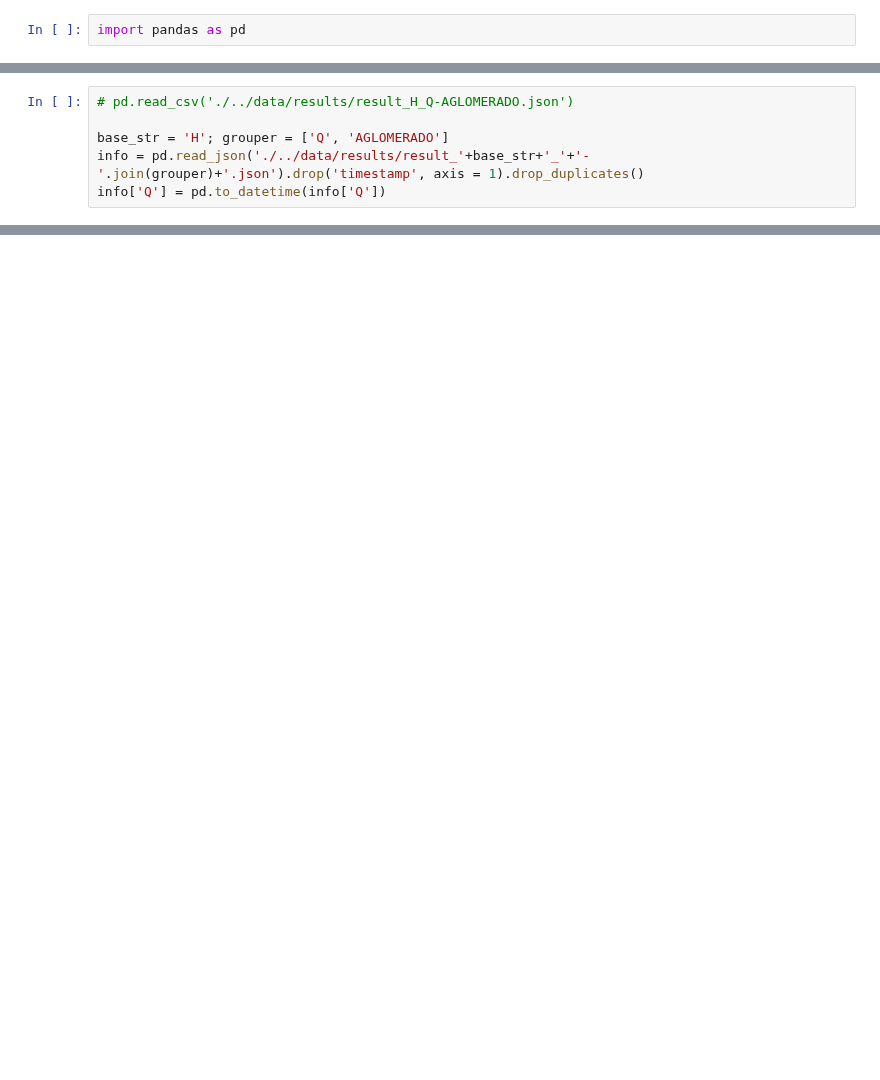
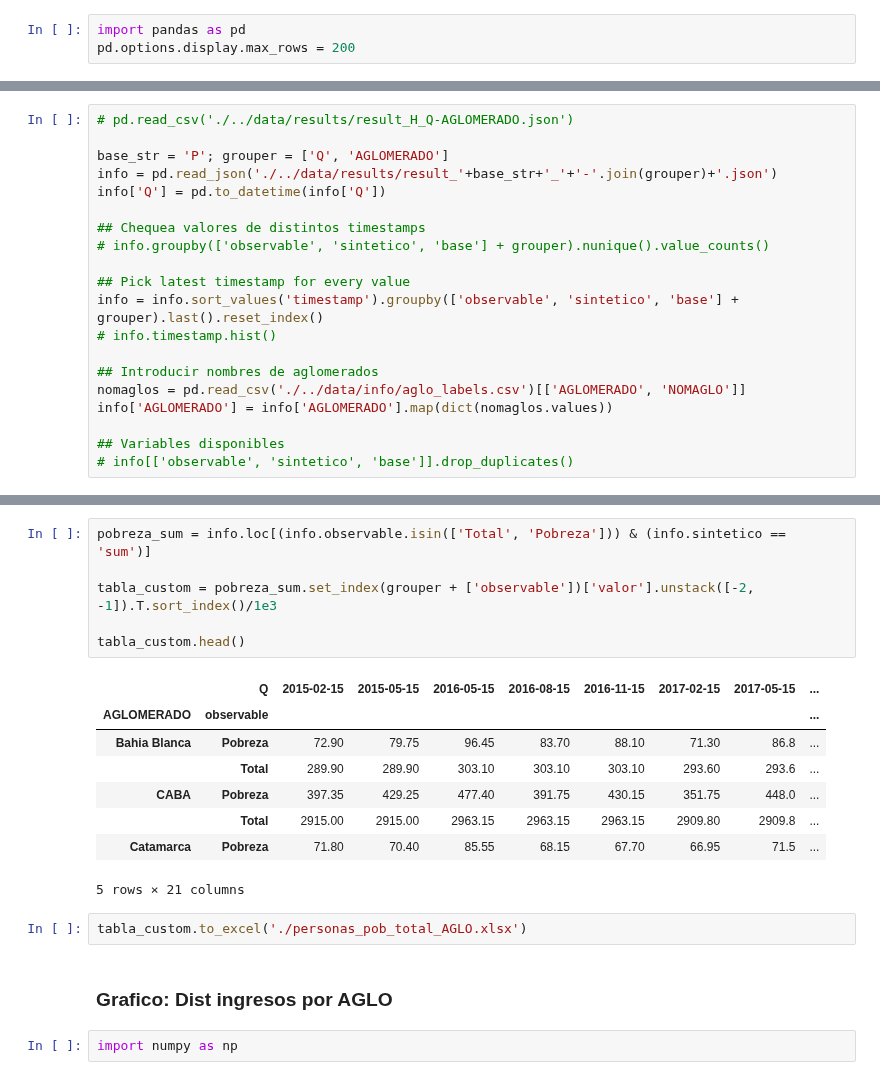
Before and after one commit to matuteiglesias/indice-pobreza-UBA, a Jupyter notebook: notebooks/09 - Exploracion de indicadores sinteticos.ipynb, the cells around one changed output, grey strips where cells are left out. Saved outputs shown, nothing was run; the diff lists cells and outputs as text; blank space fills up the shorter version.

Commit message:
Added user created data

```diff
--- a/notebooks/09 - Exploracion de indicadores sinteticos.ipynb
+++ b/notebooks/09 - Exploracion de indicadores sinteticos.ipynb
@@ -1,2 +1,3 @@
 # %%
 import pandas as pd
+pd.options.display.max_rows = 200
@@ -3,9 +6,23 @@ import pandas as pd
 # %%
 # pd.read_csv('./../data/results/result_H_Q-AGLOMERADO.json')
 
-base_str = 'H'; grouper = ['Q', 'AGLOMERADO']
-info = pd.read_json('./../data/results/result_'+base_str+'_'+'-'.join(grouper)+'.json').drop('timestamp', axis = 1).drop_duplicates()
+base_str = 'P'; grouper = ['Q', 'AGLOMERADO']
+info = pd.read_json('./../data/results/result_'+base_str+'_'+'-'.join(grouper)+'.json')
 info['Q'] = pd.to_datetime(info['Q'])
+
+## Chequea valores de distintos timestamps
+# info.groupby(['observable', 'sintetico', 'base'] + grouper).nunique().value_counts()
+
+## Pick latest timestamp for every value
+info = info.sort_values('timestamp').groupby(['observable', 'sintetico', 'base'] + grouper).last().reset_index()
+# info.timestamp.hist()
+
+## Introducir nombres de aglomerados
+nomaglos = pd.read_csv('./../data/info/aglo_labels.csv')[['AGLOMERADO', 'NOMAGLO']]
+info['AGLOMERADO'] = info['AGLOMERADO'].map(dict(nomaglos.values))
+
+## Variables disponibles
+# info[['observable', 'sintetico', 'base']].drop_duplicates()
 # %%
 info.nunique()
 # %% [output]
@@ -25,0 +37,21 @@ array(['2020-08-15T00:00:00.000000000', '2020-05-15T00:00:00.000000000',
+# %%
+pobreza_sum = info.loc[(info.observable.isin(['Total', 'Pobreza'])) & (info.sintetico == 'sum')]
+
+tabla_custom = pobreza_sum.set_index(grouper + ['observable'])['valor'].unstack([-2, -1]).T.sort_index()/1e3
+
+tabla_custom.head()
+# %% [output]
+|  | Q | 2015-02-15 | 2015-05-15 | 2016-05-15 | 2016-08-15 | 2016-11-15 | 2017-02-15 | 2017-05-15 | ... |
+| AGLOMERADO | observable |  |  |  |  |  |  |  | ... |
+| Bahia Blanca | Pobreza | 72.90 | 79.75 | 96.45 | 83.70 | 88.10 | 71.30 | 86.8 | ... |
+|  | Total | 289.90 | 289.90 | 303.10 | 303.10 | 303.10 | 293.60 | 293.6 | ... |
+| CABA | Pobreza | 397.35 | 429.25 | 477.40 | 391.75 | 430.15 | 351.75 | 448.0 | ... |
+|  | Total | 2915.00 | 2915.00 | 2963.15 | 2963.15 | 2963.15 | 2909.80 | 2909.8 | ... |
+| Catamarca | Pobreza | 71.80 | 70.40 | 85.55 | 68.15 | 67.70 | 66.95 | 71.5 | ... |
+5 rows × 21 columns
+# %%
+tabla_custom.to_excel('./personas_pob_total_AGLO.xlsx')
+# %% [markdown]
+### Grafico: Dist ingresos por AGLO
+# %%
+import numpy as np
```
Also changed, not shown: parts of 16 cells of this notebook, 45 other files.
